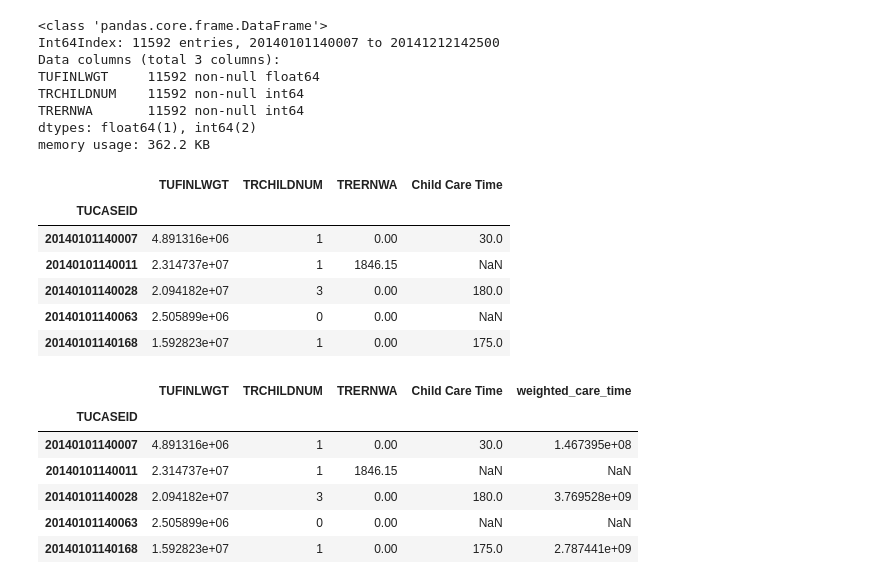
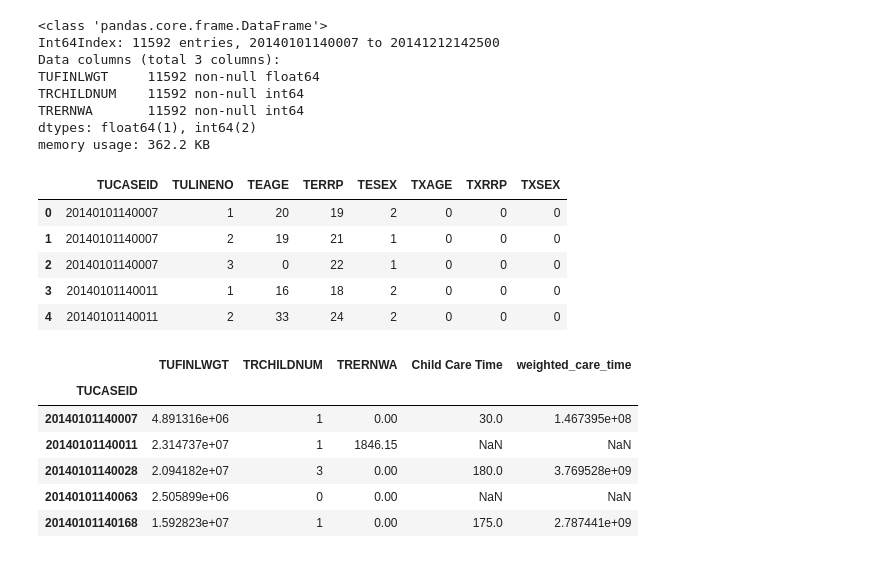
Before and after one commit to gcrowder/atus-analysis, a Jupyter notebook: wasting_time.ipynb, the cells around one changed output. Drawn from its saved outputs; the diff is of its cells as text; code cells hidden in the pictures.

Commit message:
Working on sleep time data.

```diff
--- a/wasting_time.ipynb
+++ b/wasting_time.ipynb
@@ -122,15 +122,14 @@ memory usage: 362.2 KB
 weighted_child_care['TRERNWA'] = weighted_child_care['TRERNWA'].replace(-1, 0)
 weighted_child_care['TRERNWA'] = weighted_child_care['TRERNWA'] / 100
 # %%
-weighted_child_care.head()
+roster.head()
 # %% [output]
-|  | TUFINLWGT | TRCHILDNUM | TRERNWA | Child Care Time |
-| TUCASEID |  |  |  |  |
-| 20140101140007 | 4.891316e+06 | 1 | 0.00 | 30.0 |
-| 20140101140011 | 2.314737e+07 | 1 | 1846.15 | NaN |
-| 20140101140028 | 2.094182e+07 | 3 | 0.00 | 180.0 |
-| 20140101140063 | 2.505899e+06 | 0 | 0.00 | NaN |
-| 20140101140168 | 1.592823e+07 | 1 | 0.00 | 175.0 |
+|  | TUCASEID | TULINENO | TEAGE | TERRP | TESEX | TXAGE | TXRRP | TXSEX |
+| 0 | 20140101140007 | 1 | 20 | 19 | 2 | 0 | 0 | 0 |
+| 1 | 20140101140007 | 2 | 19 | 21 | 1 | 0 | 0 | 0 |
+| 2 | 20140101140007 | 3 | 0 | 22 | 1 | 0 | 0 | 0 |
+| 3 | 20140101140011 | 1 | 16 | 18 | 2 | 0 | 0 | 0 |
+| 4 | 20140101140011 | 2 | 33 | 24 | 2 | 0 | 0 | 0 |
 # %%
 weighted_child_care['weighted_care_time'] = weighted_child_care['TUFINLWGT'] * weighted_child_care['Child Care Time']
 # %%
```
Also changed, not shown: parts of 9 cells of this notebook.
